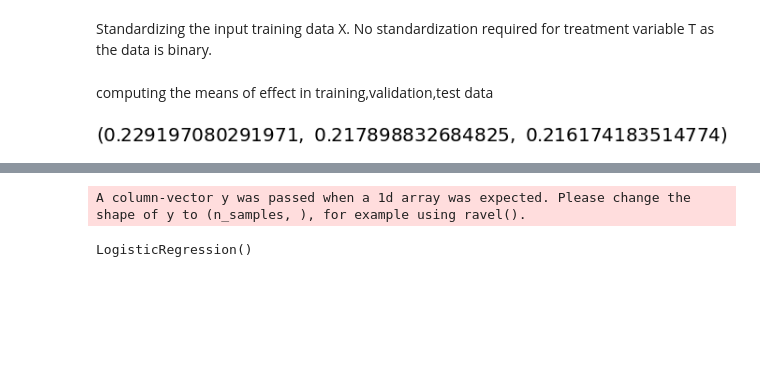
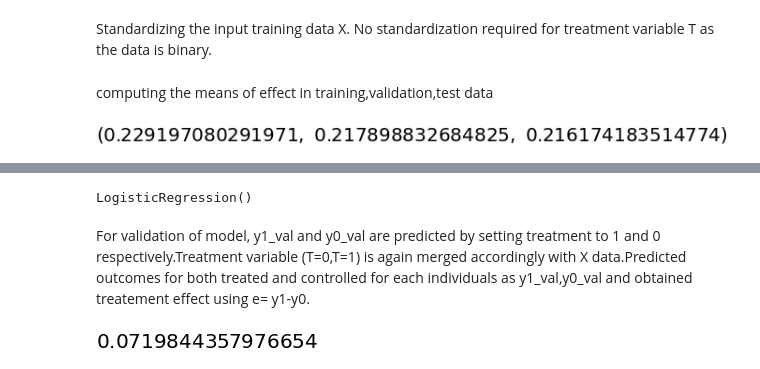
Before and after one commit to srigouri/CE888-CausalInference-Assignment2, a Jupyter notebook: Jobs_Causal.ipynb, the cells around one changed output, grey strips where cells are left out. Drawn from its saved outputs; the diff is of its cells as text; code cells hidden in the pictures; blank space fills up the shorter version.

```diff
--- a/Jobs_Causal.ipynb
+++ b/Jobs_Causal.ipynb
@@ -141,7 +159,19 @@ np.mean(e_train),np.mean(e_val),np.mean(e_test)
 lr = LogisticRegression()
 XT_train = np.concatenate((X_train,T_train),axis=1)
 
-lr.fit(XT_train, Y_train)
+lr.fit(XT_train, Y_train.ravel())
 # %% [output]
-A column-vector y was passed when a 1d array was expected. Please change the shape of y to (n_samples, ), for example using ravel().
+LogisticRegression()
-LogisticRegression()
+# %% [markdown]
+For validation of model, y1_val and y0_val are predicted by setting treatment to 1 and 0 respectively.Treatment variable (T=0,T=1) is again merged accordingly with X data.Predicted outcomes for both treated and controlled for each individuals as y1_val,y0_val and obtained treatement effect using e= y1-y0.
+# %%
+xt0_val = np.concatenate([X_val, np.zeros_like(T_val)], axis=1)
+lr_y0_val = lr.predict(xt0_val)
+
+xt1_val = np.concatenate([X_val, np.ones_like(T_val)], axis=1)
+lr_y1_val = lr.predict(xt1_val)
+
+lr_te_val = lr_y1_val - lr_y0_val
+np.mean(lr_te_val)
+# %% [output]
+[figure, added]
```
Also changed, not shown: parts of 21 cells of this notebook.
